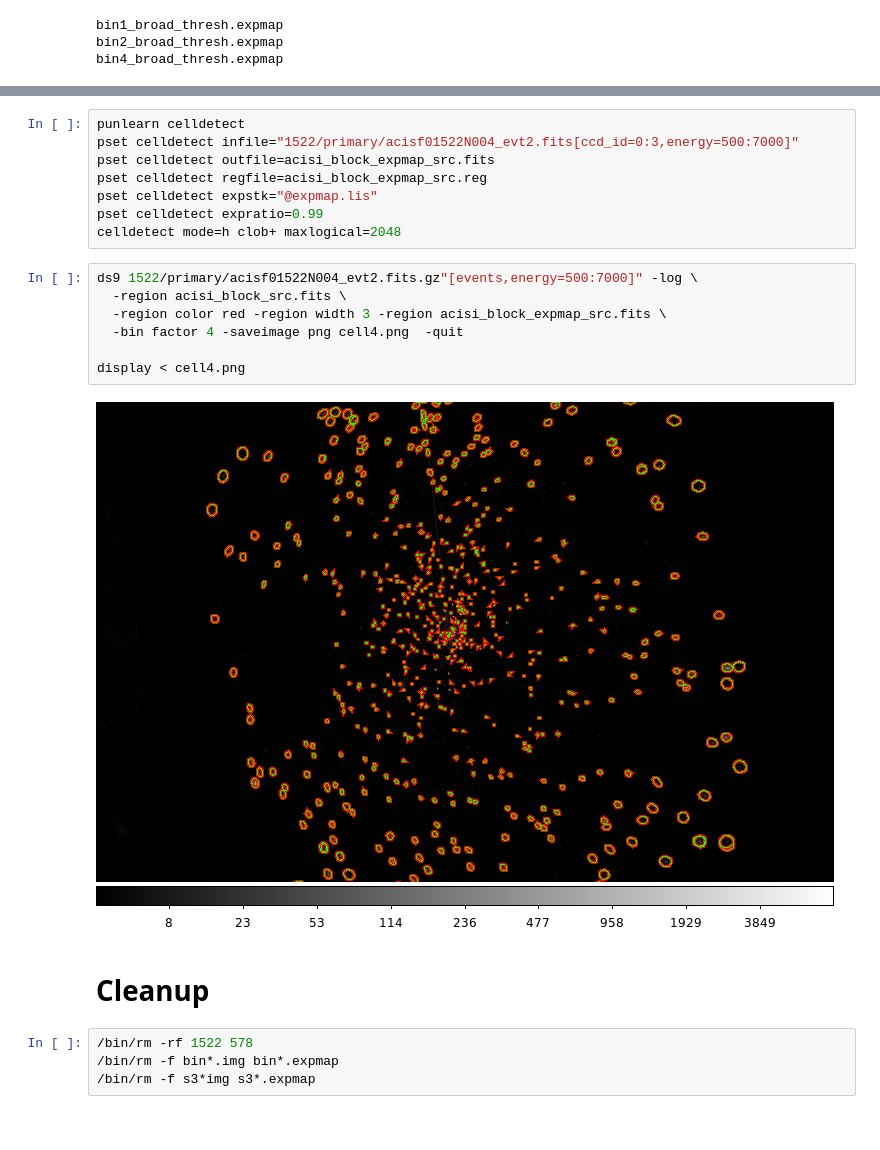
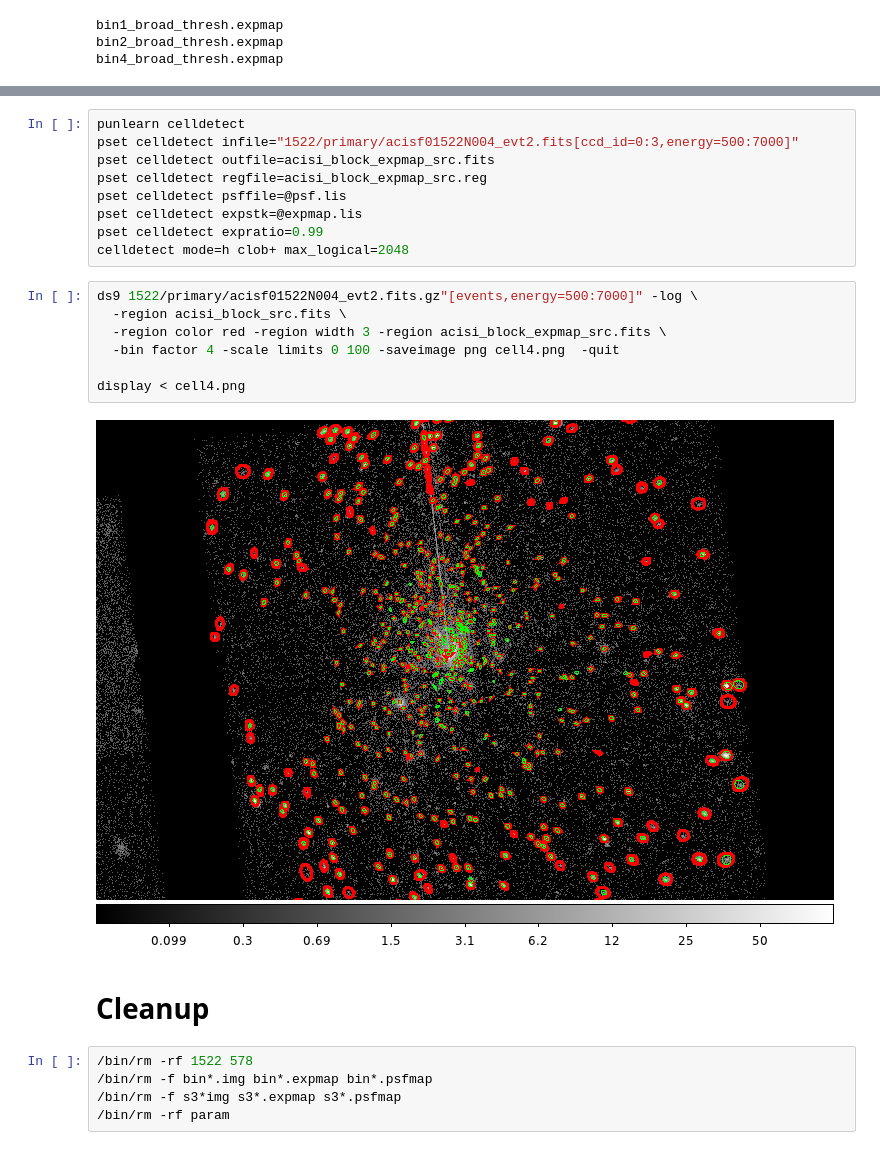
Before and after one commit to cxcsds/ciao-threads, a Jupyter notebook: celldetect.ipynb, the cells around one changed output, grey strips where cells are left out. Drawn from its saved outputs; the diff is of its cells as text.

```diff
--- a/celldetect.ipynb
+++ b/celldetect.ipynb
@@ -215,21 +228,23 @@ punlearn celldetect
 pset celldetect infile="1522/primary/acisf01522N004_evt2.fits[ccd_id=0:3,energy=500:7000]"
 pset celldetect outfile=acisi_block_expmap_src.fits
 pset celldetect regfile=acisi_block_expmap_src.reg
-pset celldetect expstk="@expmap.lis"
+pset celldetect psffile=@psf.lis
+pset celldetect expstk=@expmap.lis
 pset celldetect expratio=0.99
-celldetect mode=h clob+ maxlogical=2048
+celldetect mode=h clob+ max_logical=2048
 # %%
 ds9 1522/primary/acisf01522N004_evt2.fits.gz"[events,energy=500:7000]" -log \
   -region acisi_block_src.fits \
   -region color red -region width 3 -region acisi_block_expmap_src.fits \
-  -bin factor 4 -saveimage png cell4.png  -quit
+  -bin factor 4 -scale limits 0 100 -saveimage png cell4.png  -quit
 
 display < cell4.png
 # %% [output]
-[figure, old version]
+[figure, new version]
 # %% [markdown]
 # Cleanup
 # %%
 /bin/rm -rf 1522 578
-/bin/rm -f bin*.img bin*.expmap
-/bin/rm -f s3*img s3*.expmap
+/bin/rm -f bin*.img bin*.expmap bin*.psfmap
+/bin/rm -f s3*img s3*.expmap s3*.psfmap
+/bin/rm -rf param
```
Also changed, not shown: parts of 11 cells of this notebook, 1 other file.
